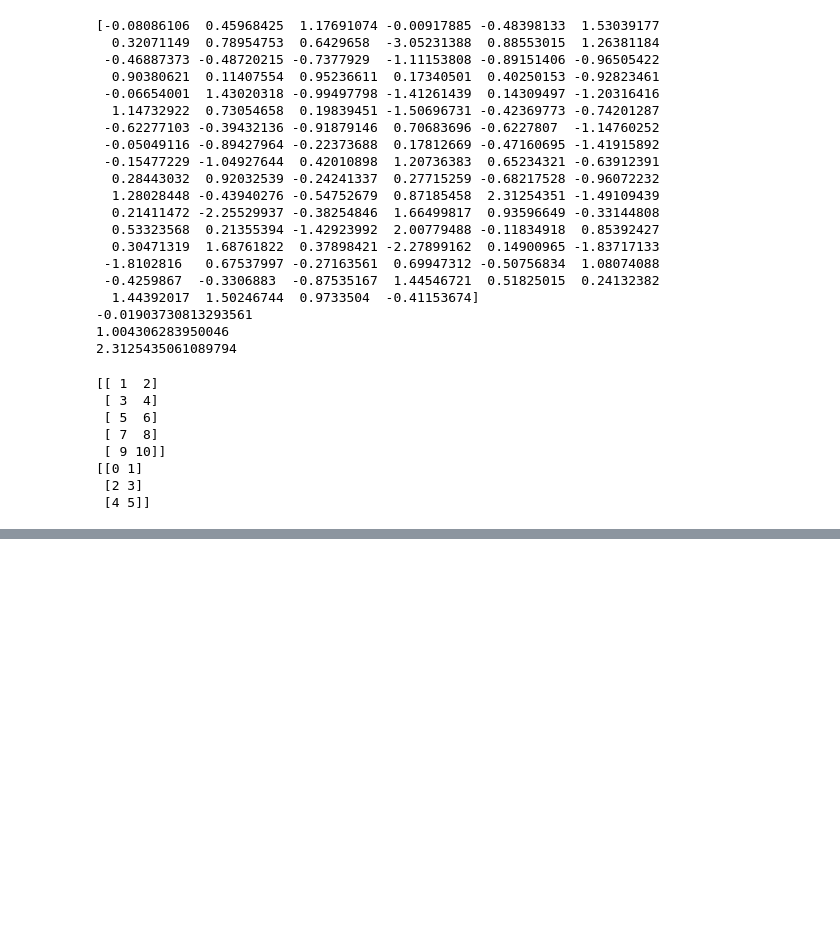
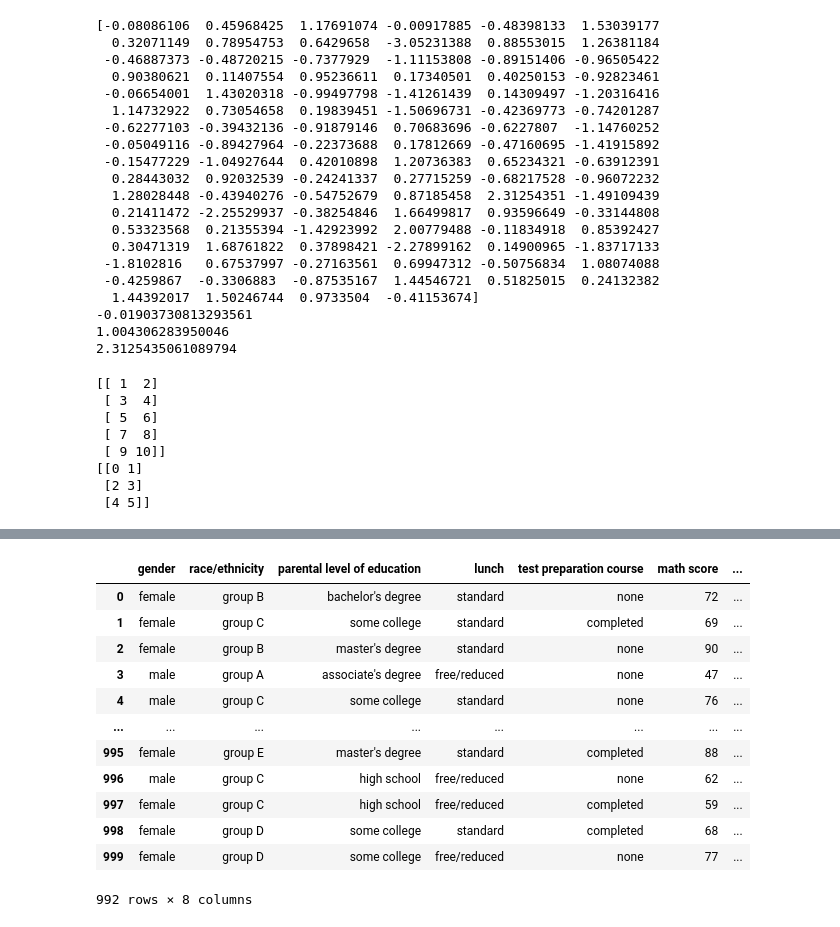
Before and after one commit to MattZG/Portafolio, a Jupyter notebook: Modulo_3.ipynb, the cells around one changed output, grey strips where cells are left out. Saved outputs shown, nothing was run; the diff lists cells and outputs as text; code cells hidden in the pictures; blank space fills up the shorter version.

```diff
--- a/Modulo_3.ipynb
+++ b/Modulo_3.ipynb
@@ -250,0 +783,9 @@ print(arr)
+# %%
+import os
+import pandas as pd
+
+os.listdir('/kaggle/input/students-performance-in-exams')
+path = f'/kaggle/input/students-performance-in-exams/StudentsPerformance.csv'
+
+df = pd.read_csv(path)
+df.head()
@@ -250,0 +842,24 @@ print(arr)
+# %%
+q1 = df['math score'].quantile(0.25)
+q3 = df['math score'].quantile(0.75)
+iqr = q3 - q1
+lim_inf = q1 - 1.5 * iqr
+lim_sup = q3 + 1.5 * iqr
+outl = df[(df['math score'] < lim_inf) | (df['math score'] > lim_sup)]
+print(outl)
+df = df[(df['math score'] >= lim_inf) & (df['math score'] <= lim_sup)]
+df
+# %% [output]
+|  | gender | race/ethnicity | parental level of education | lunch | test preparation course | math score | ... |
+| 0 | female | group B | bachelor's degree | standard | none | 72 | ... |
+| 1 | female | group C | some college | standard | completed | 69 | ... |
+| 2 | female | group B | master's degree | standard | none | 90 | ... |
+| 3 | male | group A | associate's degree | free/reduced | none | 47 | ... |
+| 4 | male | group C | some college | standard | none | 76 | ... |
+| ... | ... | ... | ... | ... | ... | ... | ... |
+| 995 | female | group E | master's degree | standard | completed | 88 | ... |
+| 996 | male | group C | high school | free/reduced | none | 62 | ... |
+| 997 | female | group C | high school | free/reduced | completed | 59 | ... |
+| 998 | female | group D | some college | standard | completed | 68 | ... |
+| 999 | female | group D | some college | free/reduced | none | 77 | ... |
+992 rows × 8 columns
```
Also changed, not shown: parts of 46 cells of this notebook.
